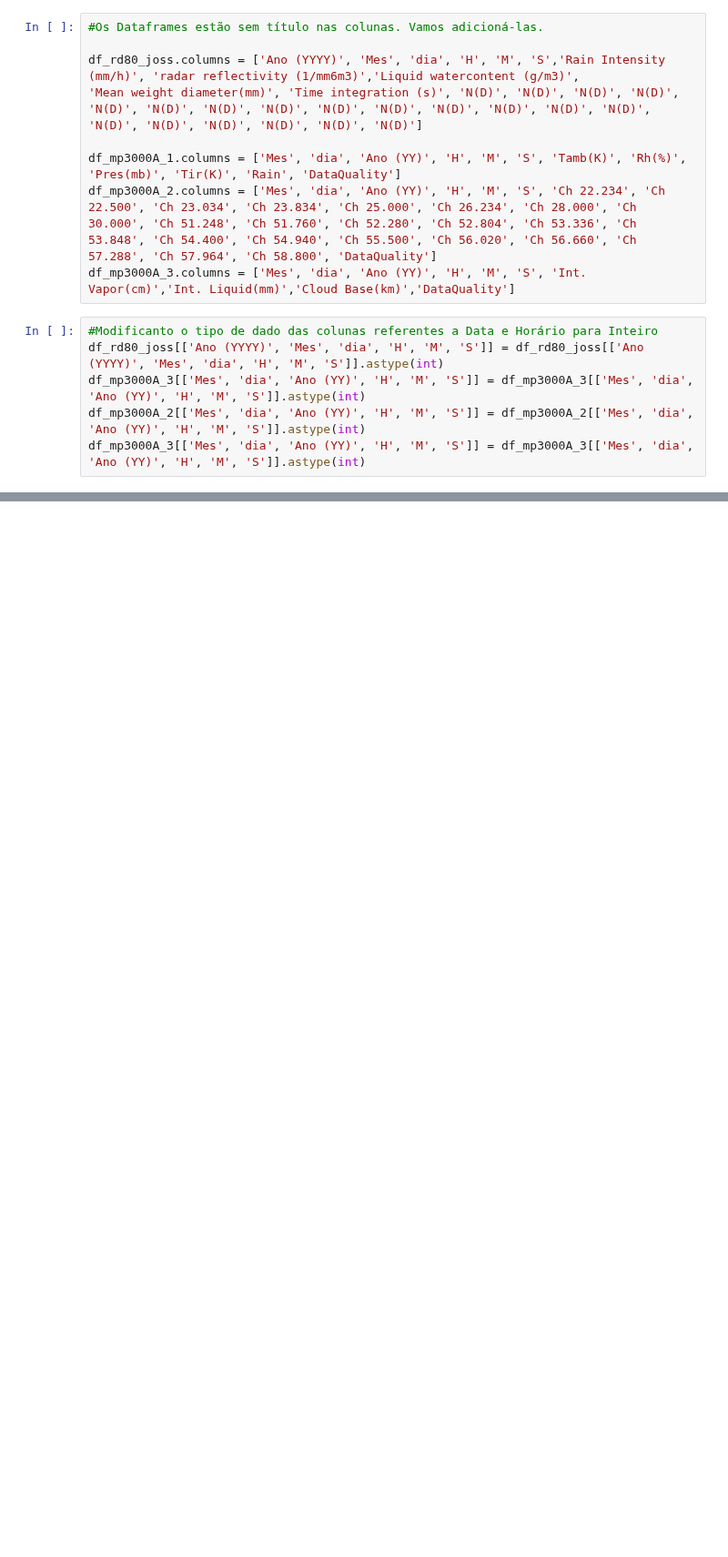
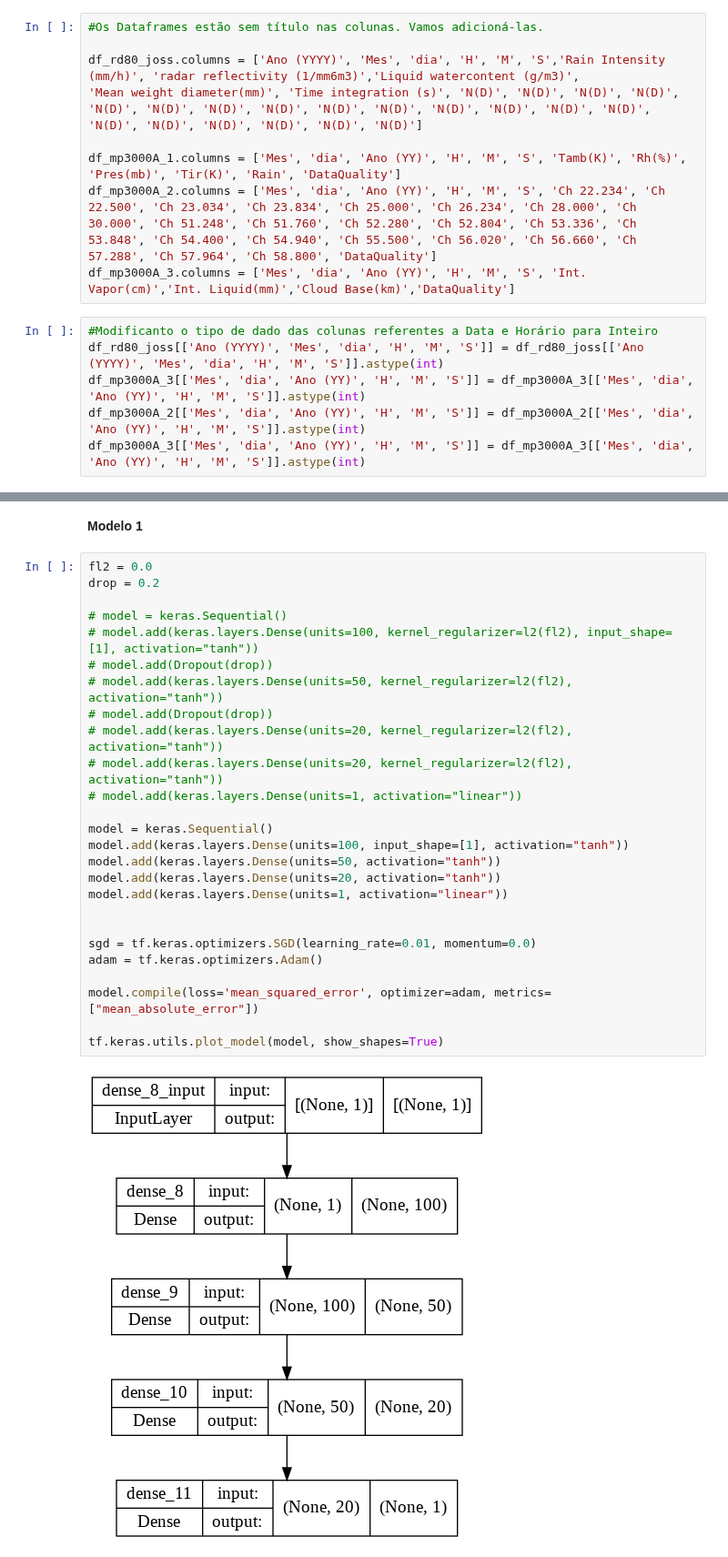
Before and after one commit to lourencocavalcante/Neurocomputacao, a Jupyter notebook: CAP351_Projeto_01_MLP.ipynb, the cells around one changed output, grey strips where cells are left out. Shown at 91% size. Drawn from its saved outputs; the diff is of its cells as text; blank space fills up the shorter version.

```diff
--- a/CAP351_Projeto_01_MLP.ipynb
+++ b/CAP351_Projeto_01_MLP.ipynb
@@ -137,0 +237,30 @@ df_mp3000A_3
+# %% [markdown]
+**Modelo 1**
+# %%
+fl2 = 0.0
+drop = 0.2
+
+# model = keras.Sequential()
+# model.add(keras.layers.Dense(units=100, kernel_regularizer=l2(fl2), input_shape=[1], activation="tanh"))
+# model.add(Dropout(drop))
+# model.add(keras.layers.Dense(units=50, kernel_regularizer=l2(fl2), activation="tanh"))
+# model.add(Dropout(drop))
+# model.add(keras.layers.Dense(units=20, kernel_regularizer=l2(fl2), activation="tanh"))
+# model.add(keras.layers.Dense(units=20, kernel_regularizer=l2(fl2), activation="tanh"))
+# model.add(keras.layers.Dense(units=1, activation="linear"))
+
+model = keras.Sequential()
+model.add(keras.layers.Dense(units=100, input_shape=[1], activation="tanh"))
+model.add(keras.layers.Dense(units=50, activation="tanh"))
+model.add(keras.layers.Dense(units=20, activation="tanh"))
+model.add(keras.layers.Dense(units=1, activation="linear"))
+
+
+sgd = tf.keras.optimizers.SGD(learning_rate=0.01, momentum=0.0)
+adam = tf.keras.optimizers.Adam()
+
+model.compile(loss='mean_squared_error', optimizer=adam, metrics=["mean_absolute_error"])
+
+tf.keras.utils.plot_model(model, show_shapes=True)
+# %% [output]
+[figure, added]
```
Also changed, not shown: parts of 20 cells of this notebook.
